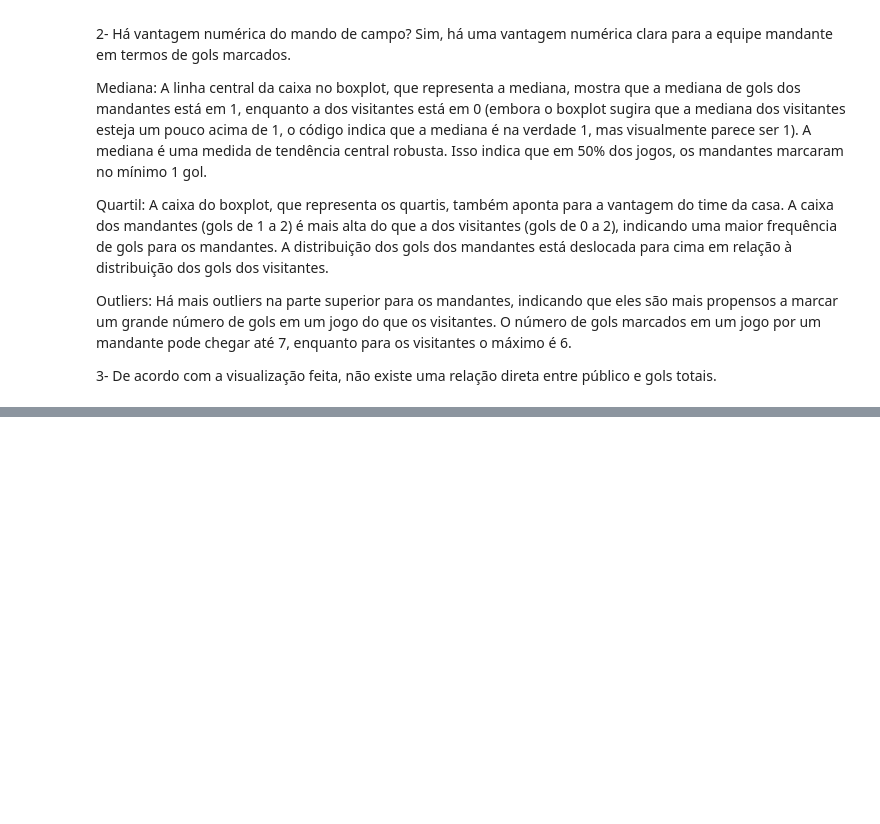
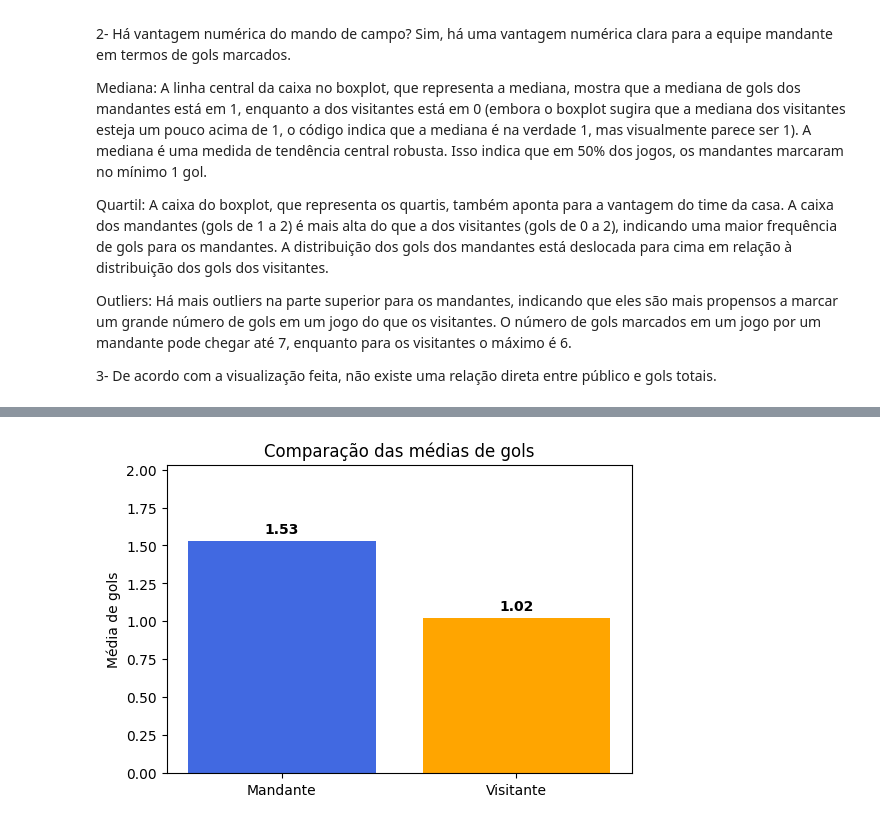
Before and after one commit to MateusLyoshka/EDA-e-Viz-do-campeonato-brasileiro, a Jupyter notebook: notebook.ipynb, the cells around one changed output, grey strips where cells are left out. Drawn from its saved outputs; the diff is of its cells as text; code cells hidden in the pictures; blank space fills up the shorter version.

```diff
--- a/notebook.ipynb
+++ b/notebook.ipynb
@@ -206,0 +253,15 @@ Outliers: Há mais outliers na parte superior para os mandantes, indicando que e
+# %%
+#Visualizacao
+medias = [gols_mand_clean.mean(), gols_vist_clean.mean()]
+labels = ['Mandante', 'Visitante']
+
+plt.figure(figsize=(6,4))
+plt.bar(labels, medias, color=['royalblue', 'orange'])
+plt.ylabel('Média de gols')
+plt.title('Comparação das médias de gols')
+plt.ylim(0, max(medias) + 0.5)
+for i, v in enumerate(medias):
+    plt.text(i, v + 0.05, f'{v:.2f}', ha='center', fontweight='bold')
+plt.show()
+# %% [output]
+[figure, added]
```
Also changed, not shown: parts of 7 cells of this notebook.
